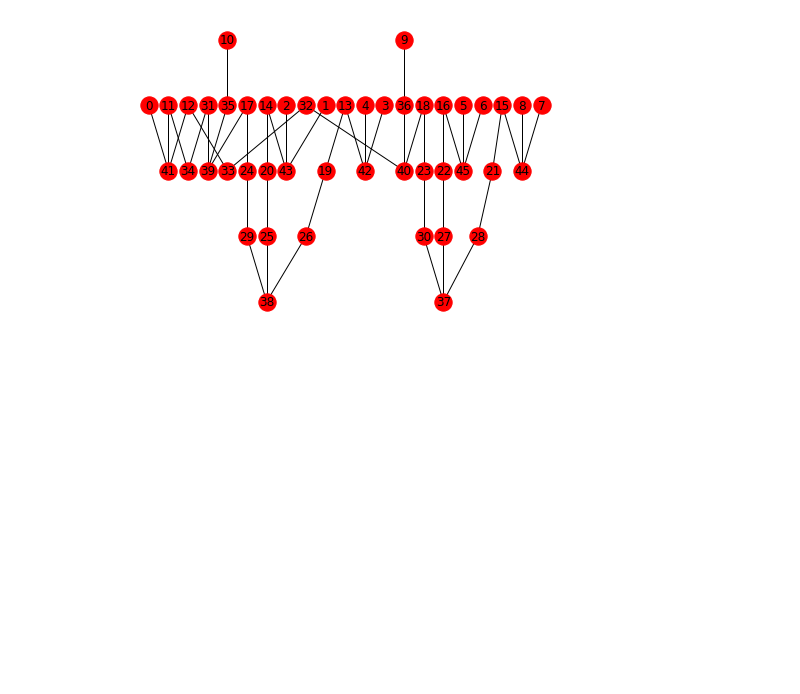
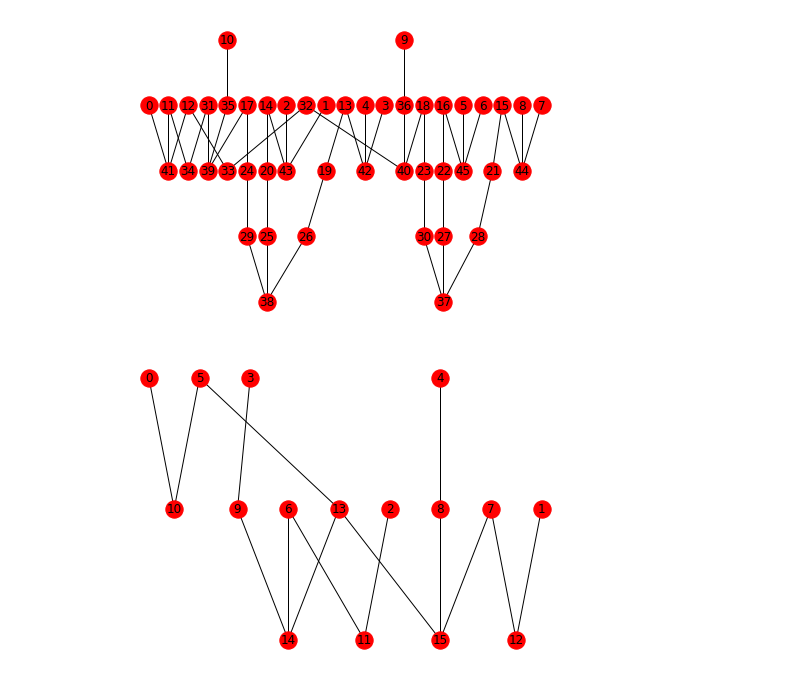
Before and after one commit to zhangyt3/graph-burning, a Jupyter notebook: burning_trees.ipynb, the cells around one changed output. Cells and saved outputs as stored; diff of their text form; code cells hidden in the pictures; blank space fills up the shorter version.

```diff
--- a/burning_trees.ipynb
+++ b/burning_trees.ipynb
@@ -68,10 +68,17 @@ b(G)<= 4 | n=20 | ceil(sqrt(n))= 5 | hexane.mat      | [6, 16, 14, 11]
 b(G)<= 3 | n= 7 | ceil(sqrt(n))= 3 | path.mat        | [0, 4, 1]
 b(G)<= 2 | n=10 | ceil(sqrt(n))= 4 | star.mat        | [9, 1]
 # %%
+def show_graph(filepath):
+    adj_mat = create_adj_mat(filepath)
+    tree = nx.convert_matrix.from_numpy_matrix(adj_mat)
+    pos = nx.nx_pydot.pydot_layout(tree, prog='dot')
+    nx.draw(tree, pos=pos, with_labels=True)
+
 filepath = './trees/graph_26981.mat'
-adj_mat = create_adj_mat(filepath)
-tree = nx.convert_matrix.from_numpy_matrix(adj_mat)
-pos = nx.nx_pydot.pydot_layout(tree, prog='dot')
-nx.draw(tree, pos=pos, with_labels=True)
+show_graph(filepath)
 # %% [output]
 [figure]
+# %%
+show_graph('./trees/graph_30698.mat')
+# %% [output]
+[figure, added]
```
Also changed, not shown: 1 other file.
